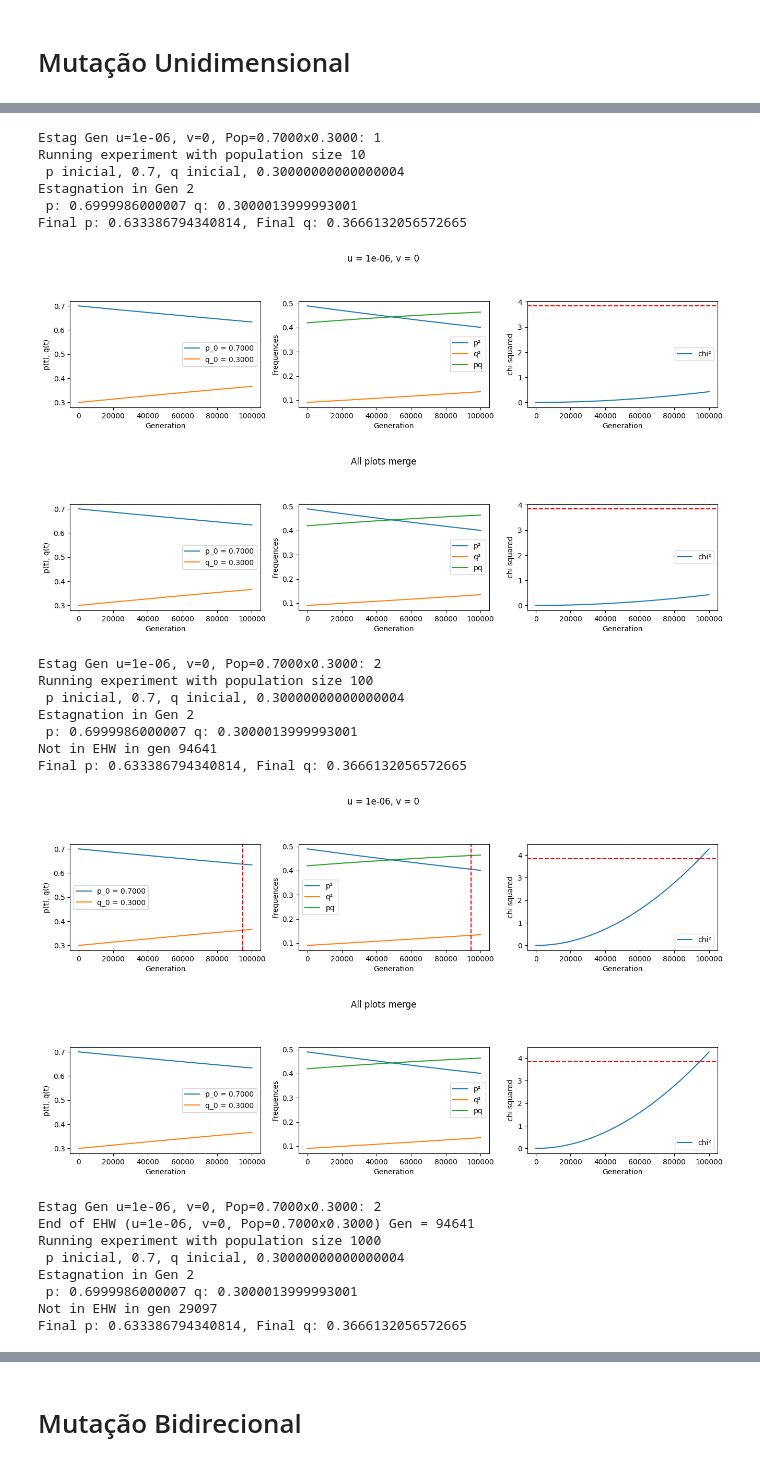
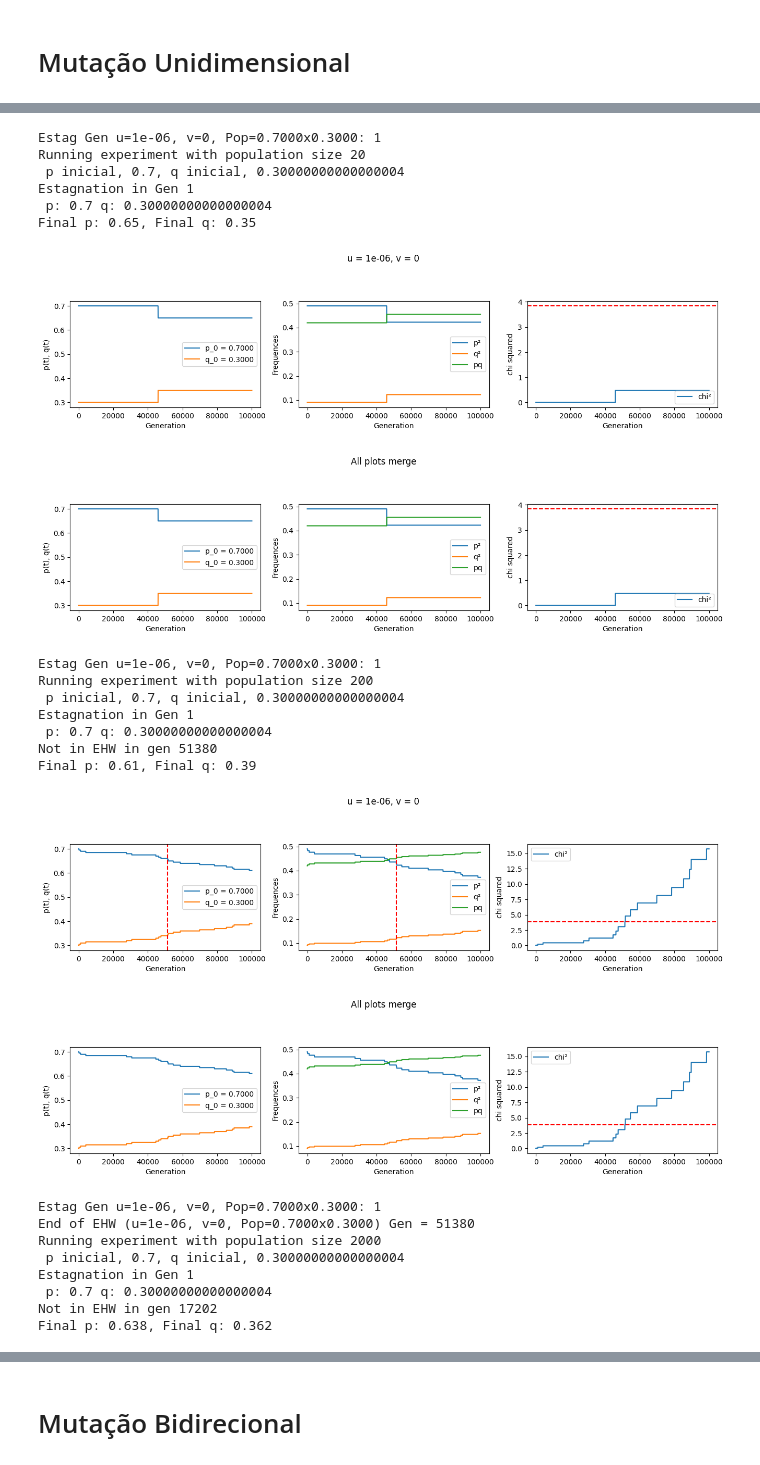
Before and after one commit to mauro-moura/GA044-Evolucao, a Jupyter notebook: Implementation_1_2/implementation_1_2_finite.ipynb, the cells around one changed output, grey strips where cells are left out. Drawn from its saved outputs; the diff is of its cells as text; code cells hidden in the pictures.

```diff
--- a/Implementation_1_2/implementation_1_2_finite.ipynb
+++ b/Implementation_1_2/implementation_1_2_finite.ipynb
@@ -20,6 +20,7 @@ t = np.arange(1e5).astype(int)
 n = 1
 
 for pop_size in pop_list:
+    pop_size = pop_size * 2
     print(f"Running experiment with population size {pop_size}")
     run_experiment_with_population(u_list, v_list, p0_list, q0_list, pop_size, t, n)
 # %% [output]
@@ -33,25 +34,25 @@ Final p: 0.633386794340814, Final q: 0.3666132056572665
 Estag Gen u=1e-06, v=0, Pop=0.7000x0.3000: 1
-Running experiment with population size 10
+Running experiment with population size 20
  p inicial, 0.7, q inicial, 0.30000000000000004
-Estagnation in Gen 2
- p: 0.6999986000007 q: 0.3000013999993001
-Final p: 0.633386794340814, Final q: 0.3666132056572665
+Estagnation in Gen 1
+ p: 0.7 q: 0.30000000000000004
+Final p: 0.65, Final q: 0.35
-[figure, old version]
+[figure, new version]
-[figure, old version]
+[figure, new version]
-Estag Gen u=1e-06, v=0, Pop=0.7000x0.3000: 2
-Running experiment with population size 100
+Estag Gen u=1e-06, v=0, Pop=0.7000x0.3000: 1
+Running experiment with population size 200
  p inicial, 0.7, q inicial, 0.30000000000000004
-Estagnation in Gen 2
- p: 0.6999986000007 q: 0.3000013999993001
-Not in EHW in gen 94641
-Final p: 0.633386794340814, Final q: 0.3666132056572665
+Estagnation in Gen 1
+ p: 0.7 q: 0.30000000000000004
+Not in EHW in gen 51380
+Final p: 0.61, Final q: 0.39
-[figure, old version]
+[figure, new version]
-[figure, old version]
+[figure, new version]
-Estag Gen u=1e-06, v=0, Pop=0.7000x0.3000: 2
-End of EHW (u=1e-06, v=0, Pop=0.7000x0.3000) Gen = 94641
-Running experiment with population size 1000
+Estag Gen u=1e-06, v=0, Pop=0.7000x0.3000: 1
+End of EHW (u=1e-06, v=0, Pop=0.7000x0.3000) Gen = 51380
+Running experiment with population size 2000
  p inicial, 0.7, q inicial, 0.30000000000000004
-Estagnation in Gen 2
- p: 0.6999986000007 q: 0.3000013999993001
-Not in EHW in gen 29097
-Final p: 0.633386794340814, Final q: 0.3666132056572665
+Estagnation in Gen 1
+ p: 0.7 q: 0.30000000000000004
+Not in EHW in gen 17202
+Final p: 0.638, Final q: 0.362
```
Also changed, not shown: parts of 2 cells of this notebook, 8 other files.
